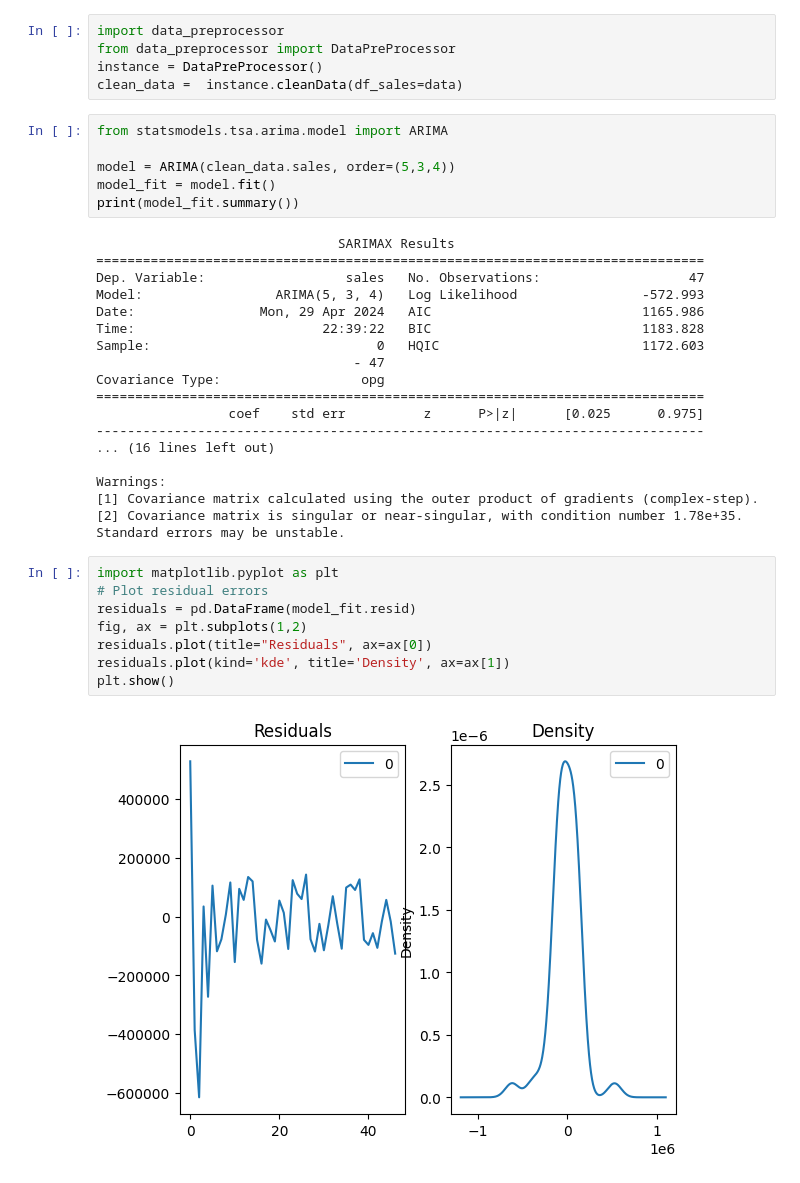
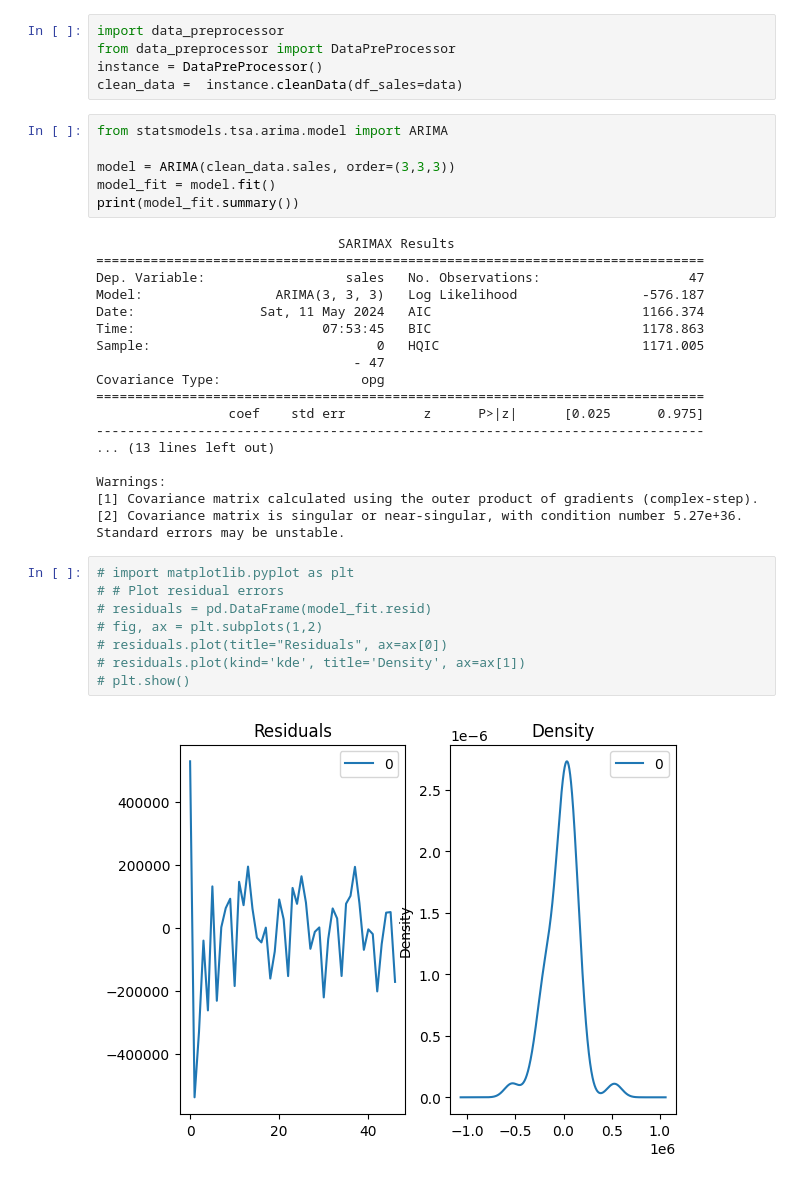
Before and after one commit to Farahhamed/SmartInventory, a Jupyter notebook: AiModel/ARIMA/ARIMA_MINA.ipynb, the cells around one changed output. Saved outputs shown, nothing was run; the diff lists cells and outputs as text.

```diff
--- a/AiModel/ARIMA/ARIMA_MINA.ipynb
+++ b/AiModel/ARIMA/ARIMA_MINA.ipynb
@@ -13,34 +13,34 @@ clean_data =  instance.cleanData(df_sales=data)
 # %%
 from statsmodels.tsa.arima.model import ARIMA
 
-model = ARIMA(clean_data.sales, order=(5,3,4))
+model = ARIMA(clean_data.sales, order=(3,3,3))
 model_fit = model.fit()
 print(model_fit.summary())
 # %% [output]
                                SARIMAX Results
 ==============================================================================
 Dep. Variable:                  sales   No. Observations:                   47
-Model:                 ARIMA(5, 3, 4)   Log Likelihood                -572.993
-Date:                Mon, 29 Apr 2024   AIC                           1165.986
-Time:                        22:39:22   BIC                           1183.828
-Sample:                             0   HQIC                          1172.603
+Model:                 ARIMA(3, 3, 3)   Log Likelihood                -576.187
+Date:                Sat, 11 May 2024   AIC                           1166.374
+Time:                        07:53:45   BIC                           1178.863
+Sample:                             0   HQIC                          1171.005
                                  - 47
 Covariance Type:                  opg
 ==============================================================================
                  coef    std err          z      P>|z|      [0.025      0.975]
 ------------------------------------------------------------------------------
-... (16 lines left out)
+... (13 lines left out)
 
 Warnings:
 [1] Covariance matrix calculated using the outer product of gradients (complex-step).
-[2] Covariance matrix is singular or near-singular, with condition number 1.78e+35. Standard errors may be unstable.
+[2] Covariance matrix is singular or near-singular, with condition number 5.27e+36. Standard errors may be unstable.
 # %%
-import matplotlib.pyplot as plt
-# Plot residual errors
-residuals = pd.DataFrame(model_fit.resid)
-fig, ax = plt.subplots(1,2)
-residuals.plot(title="Residuals", ax=ax[0])
-residuals.plot(kind='kde', title='Density', ax=ax[1])
-plt.show()
+# import matplotlib.pyplot as plt
+# # Plot residual errors
+# residuals = pd.DataFrame(model_fit.resid)
+# fig, ax = plt.subplots(1,2)
+# residuals.plot(title="Residuals", ax=ax[0])
+# residuals.plot(kind='kde', title='Density', ax=ax[1])
+# plt.show()
 # %% [output]
-[figure, old version]
+[figure, new version]
```
Also changed, not shown: parts of 5 cells of this notebook.
